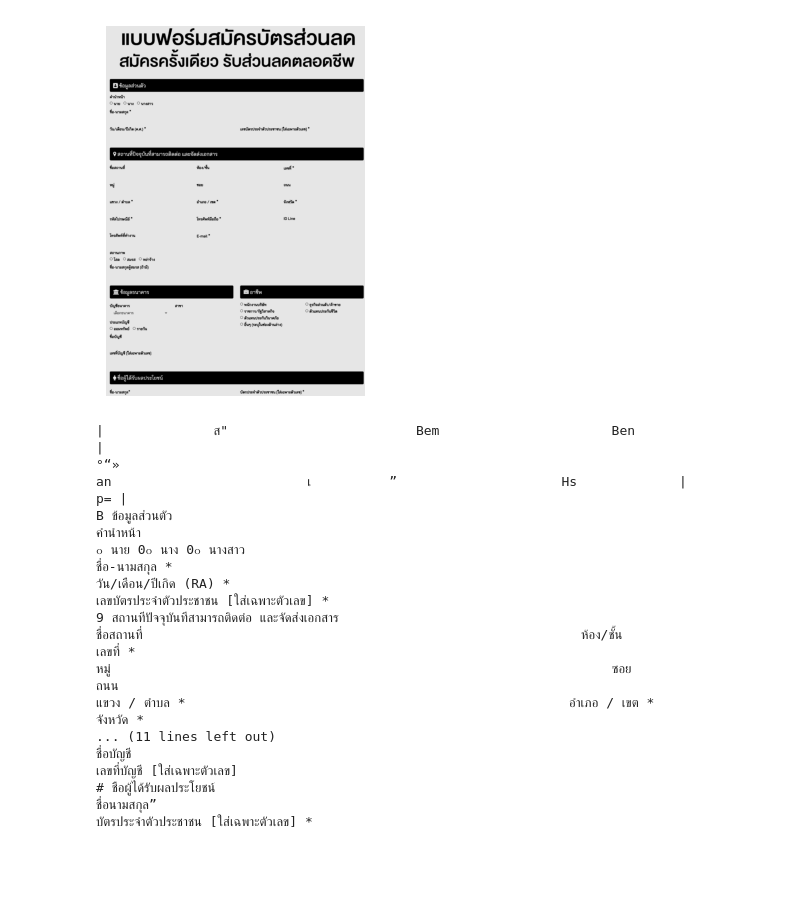
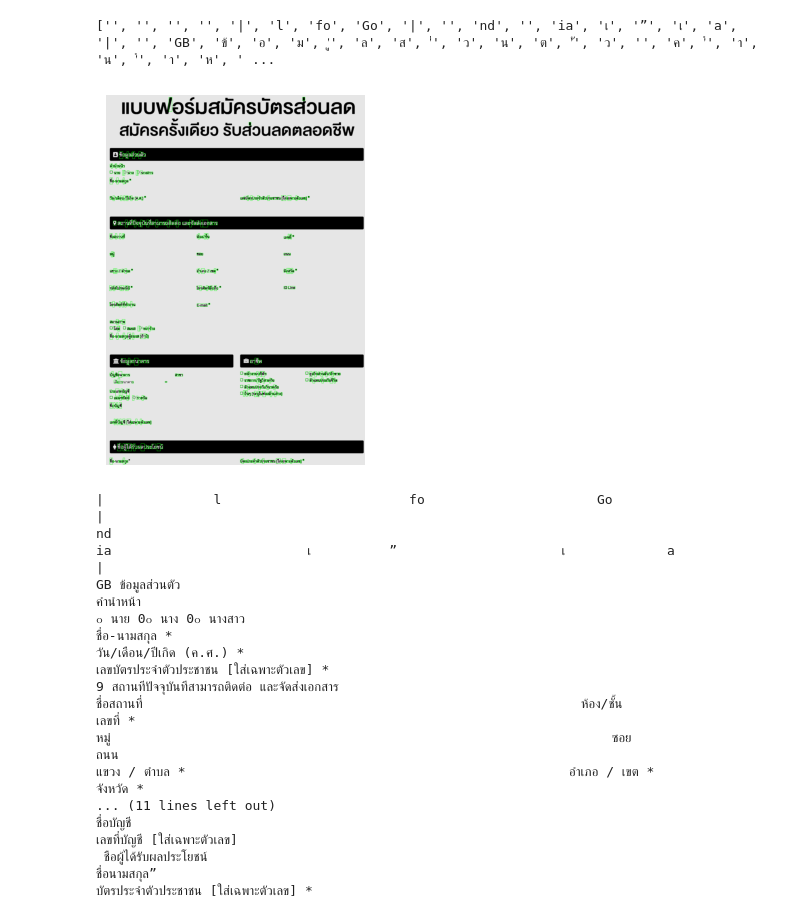
Before and after one commit to B0wiz/OCR, a Jupyter notebook: ocr_script_tha.ipynb, the cells around one changed output. Drawn from its saved outputs; the diff is of its cells as text; code cells hidden in the pictures; blank space fills up the shorter version.

```diff
--- a/ocr_script_tha.ipynb
+++ b/ocr_script_tha.ipynb
@@ -1,33 +1,49 @@
 # %%
 import cv2
 import pytesseract
 import numpy as np
 import matplotlib.pyplot as plt
+from pytesseract import Output
 
-img = cv2.imread('form_image/4.jpg')
-h,w,c = img.shape
+img = cv2.imread("form_image/4.jpg")
+h, w, c = img.shape
 resized = cv2.resize(img, None, fx=2, fy=2, interpolation=cv2.INTER_CUBIC)
 gray = cv2.cvtColor(resized, cv2.COLOR_BGR2GRAY)
 thresh, im_bw = cv2.threshold(gray, 180, 230, cv2.THRESH_BINARY)
 
-plt.imshow(cv2.cvtColor(im_bw, cv2.COLOR_BGR2RGB))
-plt.axis('off')
+boxes_img = cv2.cvtColor(im_bw, cv2.COLOR_BGR2RGB)
+
+d = pytesseract.image_to_data(boxes_img, config=r'-l tha+eng --oem 3 --psm 6 --dpi 2400',output_type=Output.DICT)
+print(d['text'])
+
+n_boxes = len(d["text"])
+
+for i in range(n_boxes):
+    if int(float(d["conf"][i])) > 60:
+        (x, y, w, h) = (d["left"][i], d["top"][i], d["width"][i], d["height"][i])
+        boxes_img = cv2.rectangle(boxes_img, (x, y), (x + w, y + h), (0, 255, 0), 2)
+
+cv2.imwrite('output.jpg',boxes_img)
+plt.imshow(boxes_img)
+plt.axis("off")
 plt.show()
 # %% [output]
+['', '', '', '', '|', 'l', 'fo', 'Go', '|', '', 'nd', '', 'ia', 'เ', '”', 'เ', 'a', '|', '', 'GB', 'ข้', 'อ', 'ม', 'ู', 'ล', 'ส', '่', 'ว', 'น', 'ต', 'ั', 'ว', '', 'ค', 'ํ', 'า', 'น', 'ํ', 'า', 'ห', ' ...
-[figure, old version]
+[figure, new version]
 # %%
-custom_config = r'-l tha+eng --psm 6 --dpi 2400'
-text = pytesseract.pytesseract.image_to_string(cv2.cvtColor(im_bw, cv2.COLOR_BGR2RGB), config=custom_config)
-print(text)
+custom_config = r'-l tha+eng --oem 3 --psm 6 --dpi 2400'
+data = pytesseract.pytesseract.image_to_string(cv2.cvtColor(im_bw, cv2.COLOR_BGR2RGB), config=custom_config)
+# data = pytesseract.pytesseract.image_to_string(boxes_img, config=custom_config)
+print(data)
 # %% [output]
-|              ส"                        Bem                      Ben                         |
-°“»
-an                         เ          ”                     Hs             |                                                                p= |
-B ข้อมูลส่วนตัว
+|              l                        fo                      Go                         |
+nd
+ia                         เ          ”                     เ             a                                                                |
+GB ข้อมูลส่วนตัว
 คํานําหน้า
 ๐ นาย 0๐ นาง 0๐ นางสาว
 ชื่อ-นามสกุล *
-วัน/เดือน/ปีเกิด (RA) *                                                                          เลขบัตรประจําตัวประชาชน [ใส่เฉพาะตัวเลข] *
+วัน/เดือน/ปีเกิด (ค.ศ.) *                                                                          เลขบัตรประจําตัวประชาชน [ใส่เฉพาะตัวเลข] *
 9 สถานทีปัจจุบันทีสามารถติดต่อ และจัดส่งเอกสาร
 ชื่อสถานที่                                                        ห้อง/ชั้น                                                          เลขที่ *
 หมู่                                                                ซอย                                                               ถนน
@@ -35,5 +51,5 @@ B ข้อมูลส่วนตัว
 ... (11 lines left out)
 ชื่อบัญชี
 เลขที่บัญชี [ใส่เฉพาะตัวเลข]
-# ชือผู้ได้รับผลประโยชน์
+ ชือผู้ได้รับผลประโยชน์
 ชื่อนามสกุล”                                                                                             บัตรประจําตัวประชาชน [ใส่เฉพาะตัวเลข] *
```
Also changed, not shown: 3 other files.
